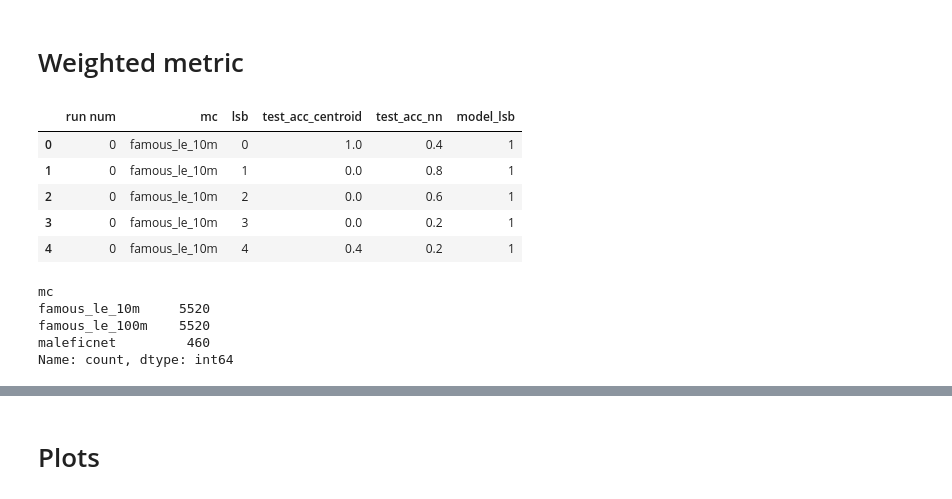
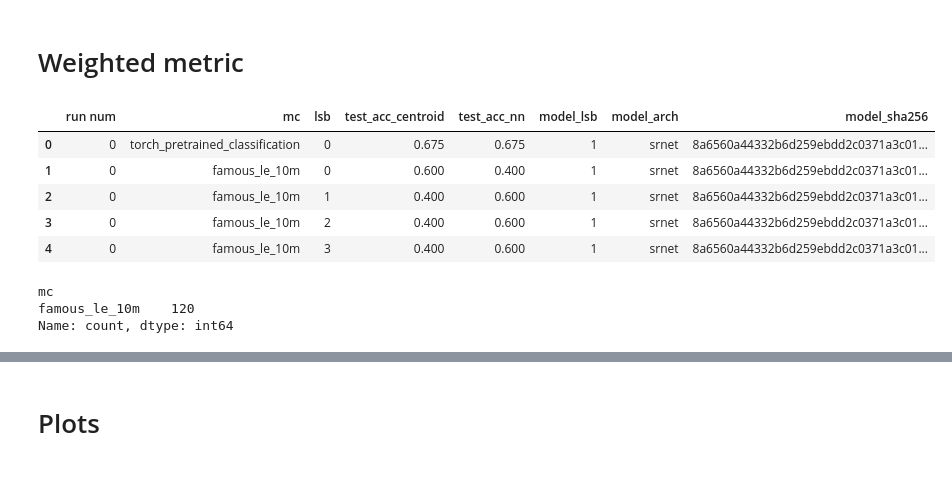
Before and after one commit to danigil/ModelXRay, a Jupyter notebook: notebooks/visualize_siamese_experiment_results.ipynb, the cells around one changed output, grey strips where cells are left out. Cells and saved outputs as stored; diff of their text form; code cells hidden in the pictures.

Commit message:
updated siamese model, added model selection notebook

```diff
--- a/notebooks/visualize_siamese_experiment_results.ipynb
+++ b/notebooks/visualize_siamese_experiment_results.ipynb
@@ -71,37 +5,37 @@ def calc_metrics(df, centroid=True, nn=True, weighted=True, unweighted=True):
 # %%
 from typing import Literal
 import pandas as pd
 
 from model_xray.configs.enums import *
 
 from model_xray.utils.script_utils import get_siamese_results_dataframe
 
 mc_name:Literal['famous_le_10m', 'famous_le_100m']="famous_le_10m"
 imtype:ImageType=ImageType.GRAYSCALE_FOURPART
-imsize:int=100
+imsize:int=256
 mode:Literal['st', 'es', 'ub', 'none']='ub'
 
-model_arch: Literal['osl_siamese_cnn', 'srnet'] = 'osl_siamese_cnn'
+model_arch: Literal['osl_siamese_cnn', 'srnet'] = 'srnet'
 embed_payload_type: PayloadType = PayloadType.BINARY_FILE
 
 
 df = get_siamese_results_dataframe(
     mc_name=mc_name,
     imtype=imtype,
     imsize=imsize,
     mode=mode,
     model_arch=model_arch,
     embed_payload_type=embed_payload_type
 )
 
 df.head()
 # %% [output]
-|  | run num | mc | lsb | test_acc_centroid | test_acc_nn | model_lsb |
-| 0 | 0 | famous_le_10m | 0 | 1.0 | 0.4 | 1 |
-| 1 | 0 | famous_le_10m | 1 | 0.0 | 0.8 | 1 |
-| 2 | 0 | famous_le_10m | 2 | 0.0 | 0.6 | 1 |
-| 3 | 0 | famous_le_10m | 3 | 0.0 | 0.2 | 1 |
-| 4 | 0 | famous_le_10m | 4 | 0.4 | 0.2 | 1 |
+|  | run num | mc | lsb | test_acc_centroid | test_acc_nn | model_lsb | model_arch | model_sha256 |
+| 0 | 0 | torch_pretrained_classification | 0 | 0.675 | 0.675 | 1 | srnet | 8a6560a44332b6d259ebdd2c0371a3c01... |
+| 1 | 0 | famous_le_10m | 0 | 0.600 | 0.400 | 1 | srnet | 8a6560a44332b6d259ebdd2c0371a3c01... |
+| 2 | 0 | famous_le_10m | 1 | 0.400 | 0.600 | 1 | srnet | 8a6560a44332b6d259ebdd2c0371a3c01... |
+| 3 | 0 | famous_le_10m | 2 | 0.400 | 0.600 | 1 | srnet | 8a6560a44332b6d259ebdd2c0371a3c01... |
+| 4 | 0 | famous_le_10m | 3 | 0.400 | 0.600 | 1 | srnet | 8a6560a44332b6d259ebdd2c0371a3c01... |
 # %%
 df = df[(df['model_lsb'] == df['lsb']) | (df['lsb'] == 0)]
 # %%
@@ -115,9 +49,7 @@ df['mc'] = df['mc'].replace(
 df['mc'].value_counts()
 # %% [output]
 mc
-famous_le_10m     5520
-famous_le_100m    5520
-maleficnet         460
+famous_le_10m    120
 Name: count, dtype: int64
 # %%
 df_w_metrics = df[(df['mc']!='maleficnet_benigns') & (df['mc']!='maleficnet_mals')].groupby(['run num','mc', 'model_lsb']).apply(calc_metrics, include_groups=False,)
```
Also changed, not shown: parts of 9 cells of this notebook, 6 other files.
